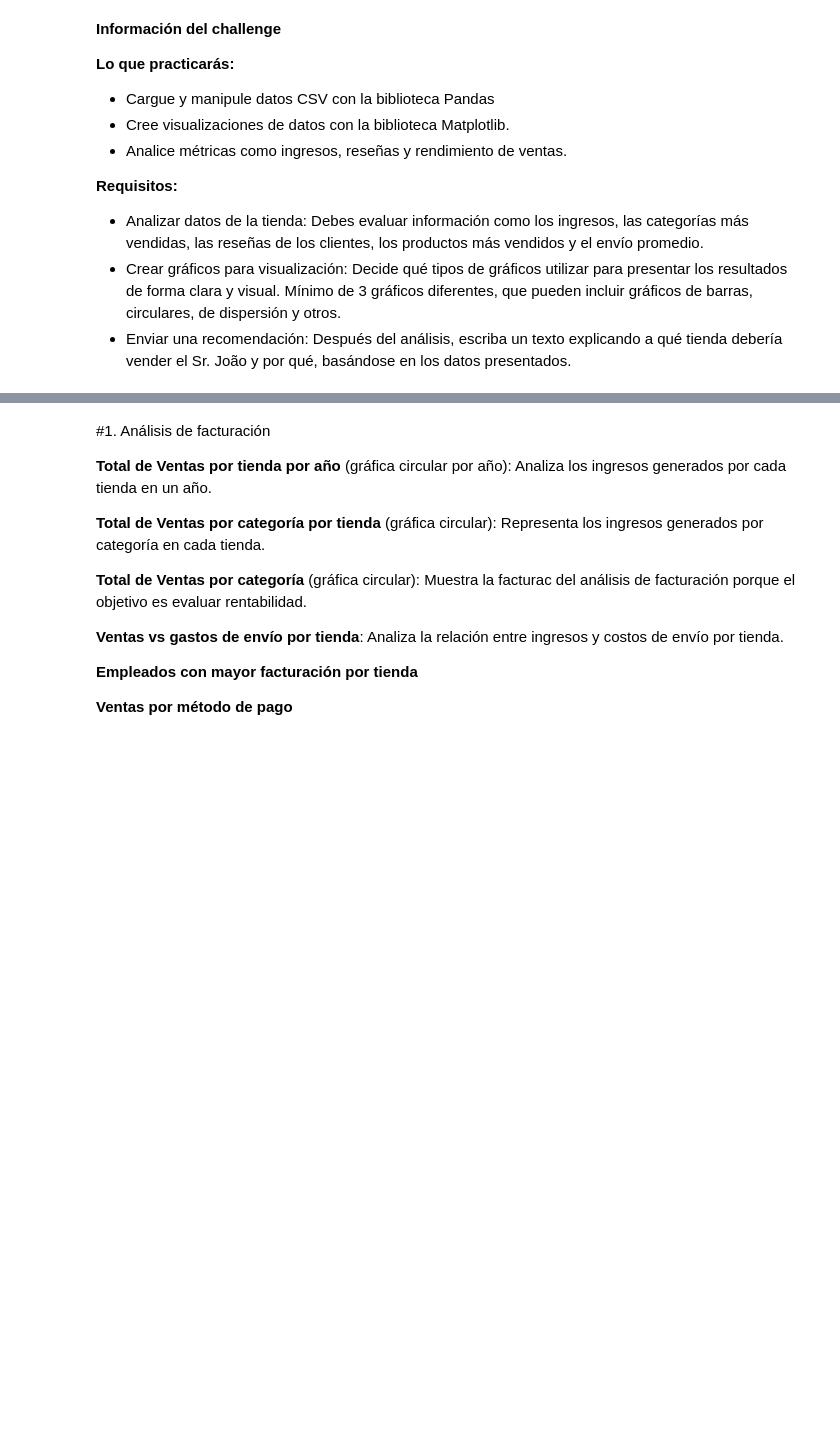
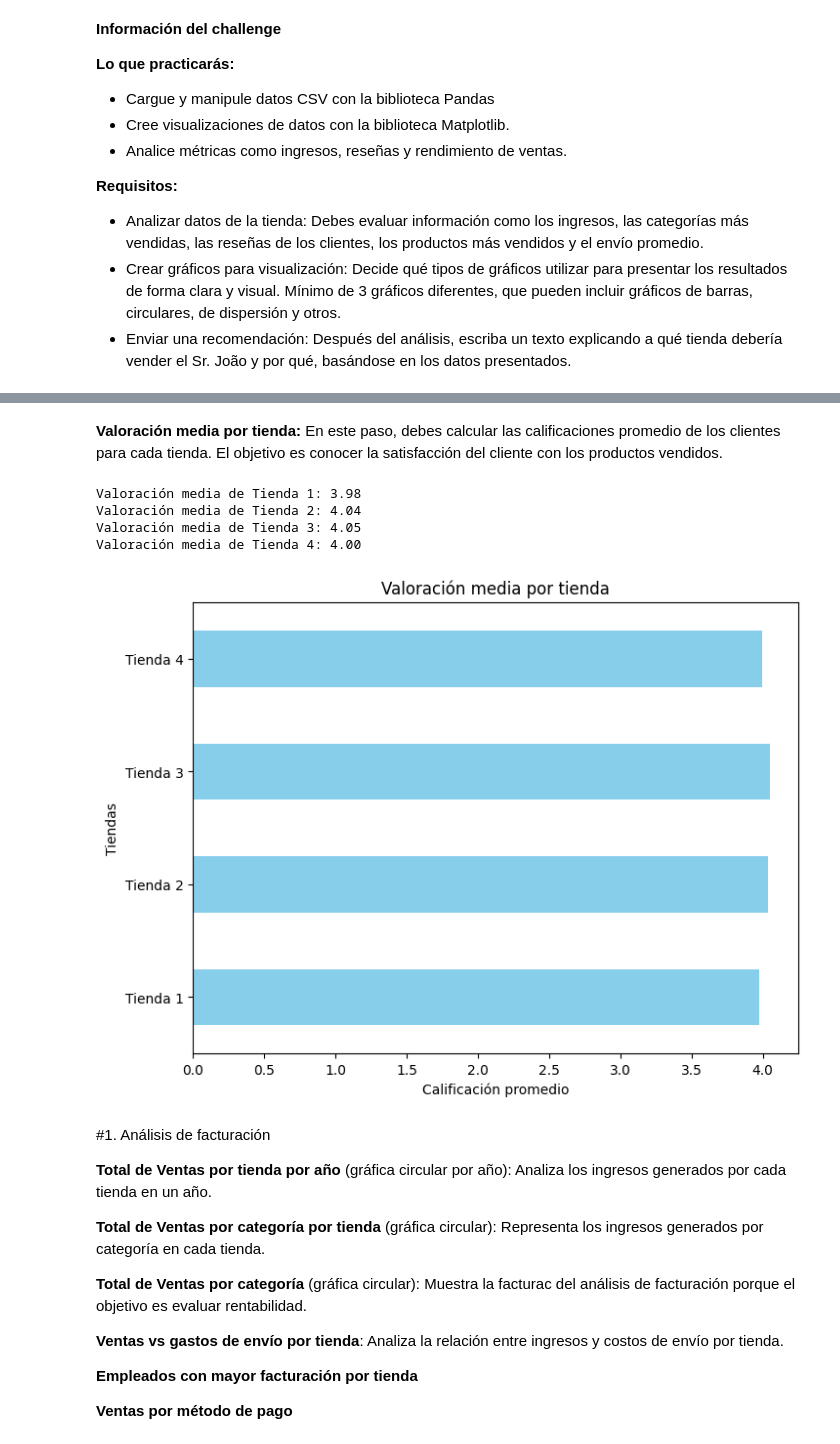
Before and after one commit to mauloredo/challenge-alura-store-mlp, a Jupyter notebook: AluraStoreLatam.ipynb, the cells around one changed output, grey strips where cells are left out. Saved outputs shown, nothing was run; the diff lists cells and outputs as text; code cells hidden in the pictures; blank space fills up the shorter version.

```diff
--- a/AluraStoreLatam.ipynb
+++ b/AluraStoreLatam.ipynb
@@ -39,3 +145,38 @@ Después del análisis, escriba un texto explicando a qué tienda debería vende
+# %% [markdown]
+**Valoración media por tienda:** En este paso, debes calcular las calificaciones promedio de los clientes para cada tienda. El objetivo es conocer la satisfacción del cliente con los productos vendidos.
+# %%
+# Calcular la valoración media por tienda
+valoracion_media_tienda1 = tienda['Calificación'].mean()
+valoracion_media_tienda2 = tienda2['Calificación'].mean()
+valoracion_media_tienda3 = tienda3['Calificación'].mean()
+valoracion_media_tienda4 = tienda4['Calificación'].mean()
+
+# Mostrar los resultados
+print(f"Valoración media de Tienda 1: {valoracion_media_tienda1:.2f}")
+print(f"Valoración media de Tienda 2: {valoracion_media_tienda2:.2f}")
+print(f"Valoración media de Tienda 3: {valoracion_media_tienda3:.2f}")
+print(f"Valoración media de Tienda 4: {valoracion_media_tienda4:.2f}")
+
+import matplotlib.pyplot as plt
+
+# Crear un DataFrame para las valoraciones
+valoraciones = pd.Series(
+    [valoracion_media_tienda1, valoracion_media_tienda2, valoracion_media_tienda3, valoracion_media_tienda4],
+    index=['Tienda 1', 'Tienda 2', 'Tienda 3', 'Tienda 4']
+)
+
+# Gráfico de barras horizontales
+valoraciones.plot(kind='barh', color='skyblue', figsize=(8, 6))
+plt.title('Valoración media por tienda')
+plt.xlabel('Calificación promedio')
+plt.ylabel('Tiendas')
+plt.show()
+# %% [output]
+Valoración media de Tienda 1: 3.98
+Valoración media de Tienda 2: 4.04
+Valoración media de Tienda 3: 4.05
+Valoración media de Tienda 4: 4.00
+[figure, added]
 # %% [markdown]
 #1. Análisis de facturación
 
```
Also changed, not shown: parts of 4 cells of this notebook.
